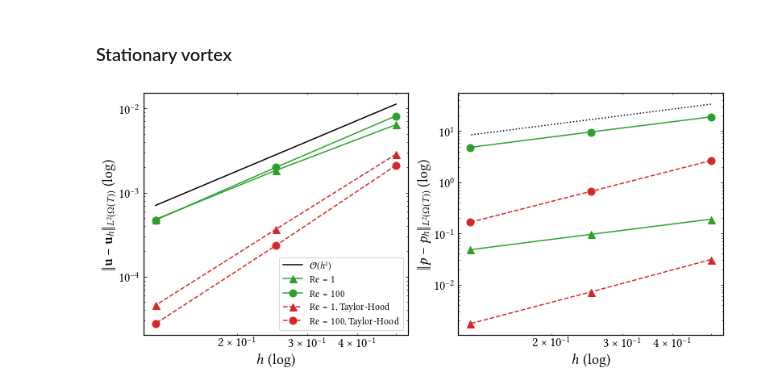
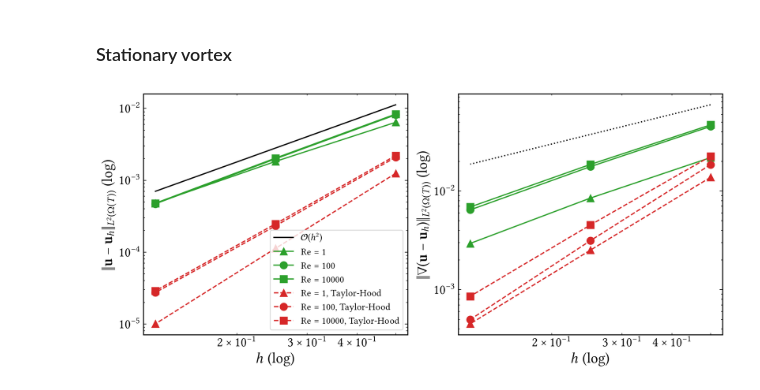
Before and after one commit to CutFEM/CutFEM-Library, a Jupyter notebook: notebook/navier_stokes/stationary_vortex.ipynb, the cells around one changed output. Cells and saved outputs as stored; diff of their text form; code cells hidden in the pictures.

```diff
--- a/notebook/navier_stokes/stationary_vortex.ipynb
+++ b/notebook/navier_stokes/stationary_vortex.ipynb
@@ -97,7 +97,6 @@ error_u_re100 = [0.6045040601291177, 0.1756426465625965, 0.04695882876659266]
 error_p_re100 = [19.20708472264689, 9.682981260896653, 4.828888932873408]
 div_error_re100 = [9.992007221626409e-16, 2.664535259100376e-15, 7.105427357601002e-15]
 
-
 error_u_re1_th = [0.002860542808320891, 0.0003648531653440462, 4.566199784137853e-05]
 error_p_re1_th = [0.03090994787410668, 0.007178945508482006, 0.001723805788554178]
 div_error_re1_th = [0.0106690350754842, 0.002216291221034838, 0.0004955443741785359]
@@ -108,9 +107,10 @@ div_error_re100_th = [0.01020473005982991, 0.002167818713579683, 0.0004879415450
 
 
 
-# solving Re*(dt(u) + (u*nabla)u) - delta u + nabla p = 0
-error_u_re1 = [0.00641520519543778, 0.001831942655682834, 0.0004800030864948174]
-error_p_re1 = [0.1900926670517891, 0.09596564185190862, 0.0481436800338853]
+# solving dt(u) + (u*nabla)u - 1/Re*delta u + 1/Re*nabla p = 0
+error_u_re1 = [0.006415205195438083, 0.001831942655683693, 0.0004800030864941829]
+error_p_re1 = [0.1900926670517916, 0.09596564185190988, 0.0481436800338862]
+grad_error_re1 = [0.02183897067826361, 0.008491658619402726, 0.002947634734104631]
 div_error_re1 = [1.221245327087672e-15, 2.664535259100376e-15, 7.993605777301127e-15]
 
 error_u_re100 = [0.1795909951103472, 0.06987225767189932, 0.02690461249154361]
@@ -118,52 +118,76 @@ error_p_re100 = [25.73806787694349, 17.20798888730964, 10.58131895416084]
 div_error_re100 = [1.665334536937735e-15, 2.664535259100376e-15, 8.881784197001252e-15]
 
 # scaling lambda_boundary with Re
-error_u_re100 = [0.008155231550891477, 0.00199127553343261, 0.0004706966886948697]
-error_p_re100 = [19.02099870174365, 9.639363451663991, 4.833565406461453]
-div_error_re100 = [9.992007221626409e-16, 2.664535259100376e-15, 7.105427357601002e-15]
+error_u_re100 = [0.008155231550893821, 0.001991275533435159, 0.0004706966886950976]
+error_p_re100 = [19.02099870174366, 9.639363451664172, 4.833565406461698]
+grad_error_re100 = [0.04523498743030731, 0.01769610578414767, 0.006451164882907099]
+div_error_re100 = [1.554312234475219e-15, 5.440092820663267e-15, 1.243449787580175e-14]
 
-# Taylor-Hood P2 x P1
+error_u_re10000 = [0.0083413237136328, 0.002038313520708018, 0.0004796425376752939]
+error_p_re10000 = [1903.640128194231, 964.5280743180163, 483.5488795240342]
+grad_error_re10000 = [0.04690019230442723, 0.01863062296473551, 0.006900141629217993]
+div_error_re10000 = [1.665334536937735e-15, 5.440092820663267e-15, 1.243449787580175e-14]
 
-error_u_re1_th = [0.002860542808320902, 0.0003648531653443715, 4.566199784152156e-05]
-error_p_re1_th = [0.03090994787411075, 0.007178945508484895, 0.001723805788557257]
-div_error_re1_th = [0.01066903507548775, 0.002216291221048161, 0.0004955443741603283]
+# Taylor-Hood P2 x P1 (without added anti-symmetry term)
+error_u_re1_th = [0.002860542808321237, 0.0003648531653439827, 4.566199784149482e-05]
+error_p_re1_th = [0.03090994787411311, 0.007178945508481332, 0.001723805788556264]
+grad_error_re1_th = [0.009199940465826095, 0.001629299650950866, 0.0002743336153951338]
+div_error_re1_th = [0.01066903507548467, 0.002216291221029065, 0.0004955443741758714]
 
-error_u_re100_th = [0.002109463332696311, 0.0002340324942987951, 2.764478605922631e-05]
-error_p_re100_th = [2.656534899640811, 0.6638554534326472, 0.1660676148496427]
-div_error_re100_th = [0.02361759820029707, 0.005153058785992926, 0.001168918513961614]
+error_u_re100_th = [0.002109463332696335, 0.0002340324942986007, 2.764478605917838e-05]
+error_p_re100_th = [2.656534899640802, 0.663855453432676, 0.1660676148496673]
+grad_error_re100_th =  [0.01855409505768401, 0.003145032815611841, 0.0004987499976180683]
+div_error_re100_th = [0.02361759820030418, 0.005153058786000031, 0.001168918513943851]
 
+# Taylor-Hood P2 x P1 (WITH added anti-symmetry term)
+error_u_re1_th = [0.001249142635181288, 0.0001128997200689282, 1.006503874574174e-05]
+error_p_re1_th = [0.02643135802597818, 0.006593937809655582, 0.001647419048956725]
+grad_error_re1_th = [0.01377522780361458, 0.002517843846764548, 0.0004512597232585225]
+div_error_re1_th =  [0.02015779461040035, 0.004955588735652938, 0.001224992461374086]
 
+error_u_re100_th = [0.002095375713801173, 0.0002320987956299095, 2.738962613569186e-05]
+error_p_re100_th = [2.656187672624022, 0.6637497044933369, 0.166039562652169]
+grad_error_re100_th = [0.01854407494833987, 0.003142664447445724, 0.0004983722188476325]
+div_error_re100_th = [0.02372398737553993, 0.005183408594168881, 0.001176903649763972]
 
+error_u_re10000_th = [0.002211990494080718, 0.0002481434888458007, 2.895176800941075e-05]
+error_p_re10000_th = [265.9437809035598, 66.40942160327276, 16.60898377577025]
+grad_error_re10000_th = [0.02251042562534963, 0.004533981589831481, 0.0008582428611680455]
+div_error_re10000_th = [0.02748118031330754, 0.006224303808058496, 0.001494332172580215]
 
 h = [0.5, 0.25, 0.125]
 
 
 
 fig, (ax1, ax2) = plt.subplots(1, 2, figsize=(11, 5))
 
 ax1.loglog(h, 4.5e-2*np.power(h, 2),label=r"$\mathcal{O}(h^2)$", linestyle="-", color="black")
 ax1.loglog(h, error_u_re1, label= r"$\text{Re} = 1$", marker='^', markersize=9, linestyle="-", color="C2")
 ax1.loglog(h, error_u_re100, label= r"$\text{Re} = 100$", marker='o', markersize=9, linestyle="-", color="C2")
+ax1.loglog(h, error_u_re10000, label= r"$\text{Re} = 10 000$", marker='s', markersize=9, linestyle="-", color="C2")
 
 ax1.loglog(h, error_u_re1_th, label= r"$\text{Re} = 1$, Taylor-Hood", marker='^', markersize=9, linestyle="--", color="C3")
 ax1.loglog(h, error_u_re100_th, label= r"$\text{Re} = 100$, Taylor-Hood", marker='o', markersize=9, linestyle="--", color="C3")
+ax1.loglog(h, error_u_re10000_th, label= r"$\text{Re} = 10 000$, Taylor-Hood", marker='s', markersize=9, linestyle="--", color="C3")
 ax1.set_xlabel(r"$h$ (log)")
 ax1.tick_params(axis='both', which='major')
 ax1.set_ylabel(r"$\|\mathbf{u}-\mathbf{u}_h\|_{L^2(\Omega(T))}$ (log)")
 ax1.legend()
 
-ax2.loglog(h, 6.75e1*np.power(h, 1),label=r"$\mathcal{O}(h)$", linestyle=":", color="black")
-ax2.loglog(h, error_p_re1, label= r"$\text{Re} = 1$", marker='^', markersize=9, linestyle="-", color="C2")
-ax2.loglog(h, error_p_re100, label= r"$\text{Re} = 100$", marker='o', markersize=9, linestyle="-", color="C2")
+ax2.loglog(h, 1.5e-1*np.power(h, 1),label=r"$\mathcal{O}(h)$", linestyle=":", color="black")
+ax2.loglog(h, grad_error_re1, label= r"$\text{Re} = 1$", marker='^', markersize=9, linestyle="-", color="C2")
+ax2.loglog(h, grad_error_re100, label= r"$\text{Re} = 100$", marker='o', markersize=9, linestyle="-", color="C2")
+ax2.loglog(h, grad_error_re10000, label= r"$\text{Re} = 10 000$", marker='s', markersize=9, linestyle="-", color="C2")
 
-ax2.loglog(h, error_p_re1_th, label= r"$\text{Re} = 1$, Taylor-Hood", marker='^', markersize=9, linestyle="--", color="C3")
-ax2.loglog(h, error_p_re100_th, label= r"$\text{Re} = 100$, Taylor-Hood", marker='o', markersize=9, linestyle="--", color="C3")
+ax2.loglog(h, grad_error_re1_th, label= r"$\text{Re} = 1$, Taylor-Hood", marker='^', markersize=9, linestyle="--", color="C3")
+ax2.loglog(h, grad_error_re100_th, label= r"$\text{Re} = 100$, Taylor-Hood", marker='o', markersize=9, linestyle="--", color="C3")
+ax2.loglog(h, grad_error_re10000_th, label= r"$\text{Re} = 10 000$, Taylor-Hood", marker='s', markersize=9, linestyle="--", color="C3")
 ax2.set_xlabel(r"$h$ (log)")
 ax2.tick_params(axis='both', which='major')
-ax2.set_ylabel(r"$\|p-p_h\|_{L^2(\Omega(T))}$ (log)")
+ax2.set_ylabel(r"$\|\nabla (\mathbf{u}-\mathbf{u}_h)\|_{L^2(\Omega(T))}$ (log)")
 #ax2.legend()
 
 fig.tight_layout()
 plt.show()
 # %% [output]
-[figure, old version]
+[figure, new version]
```
Also changed, not shown: 3 other files.
